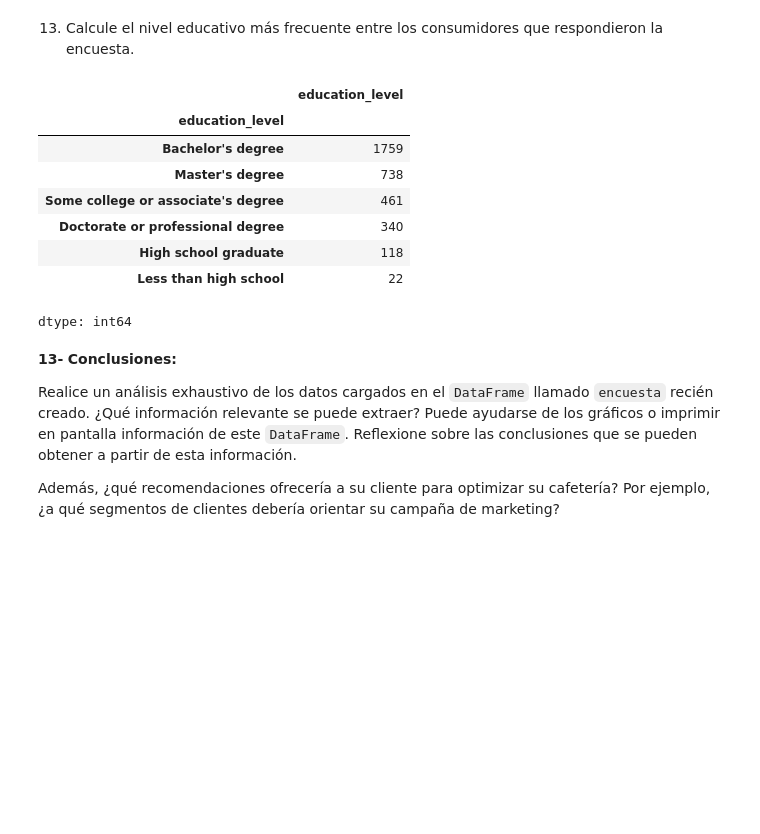
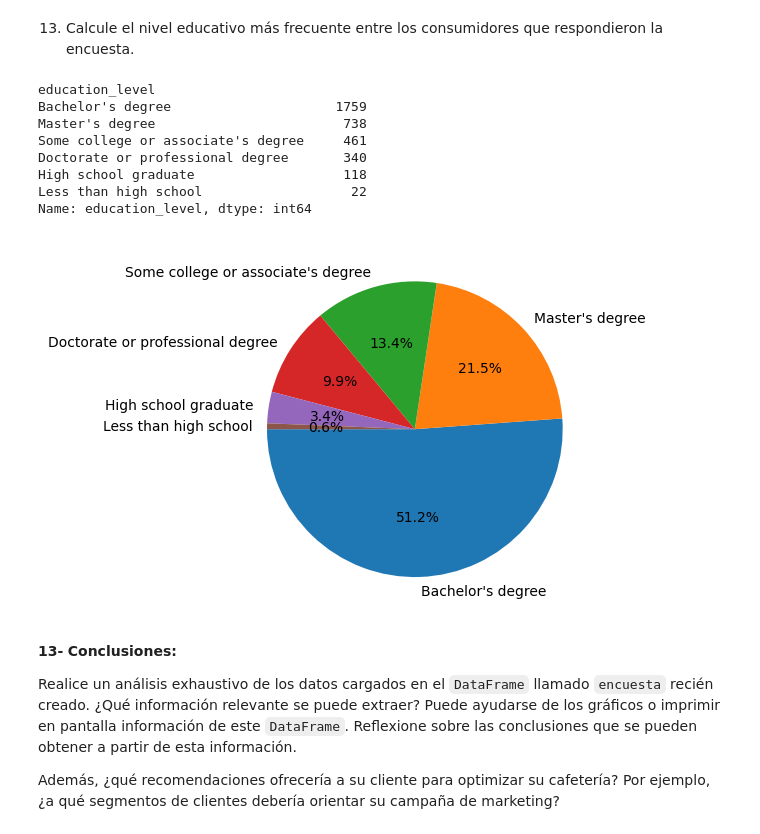
Before and after one commit to juliparedes1/facultad_coffe_survey, a Jupyter notebook: Analisis_Mercado_Cafe.ipynb, the cells around one changed output. Saved outputs shown, nothing was run; the diff lists cells and outputs as text; code cells hidden in the pictures; blank space fills up the shorter version.

Commit message:
agregado de grafico relacionado al nivel de educacion

```diff
--- a/Analisis_Mercado_Cafe.ipynb
+++ b/Analisis_Mercado_Cafe.ipynb
@@ -252,17 +252,21 @@ for grupo_etario in datos_agrupados.index:
 13. Calcule el nivel educativo más frecuente entre los consumidores que respondieron la encuesta.
 # %%
 # Nivel educativo más frecuente
-df.groupby("education_level")["education_level"].count().sort_values(ascending=False)
+grafico_eductation_level = df.groupby("education_level")["education_level"].count().sort_values(ascending=False)
+
+
+grafico_eductation_level.plot.pie(startangle=180, ylabel="", autopct='%1.1f%%')
+print(grafico_eductation_level)
 # %% [output]
-|  | education_level |
-| education_level |  |
-| Bachelor's degree | 1759 |
-| Master's degree | 738 |
-| Some college or associate's degree | 461 |
-| Doctorate or professional degree | 340 |
-| High school graduate | 118 |
-| Less than high school | 22 |
-dtype: int64
+education_level
+Bachelor's degree                     1759
+Master's degree                        738
+Some college or associate's degree     461
+Doctorate or professional degree       340
+High school graduate                   118
+Less than high school                   22
+Name: education_level, dtype: int64
+[figure, added]
 # %% [markdown]
 **13-** **Conclusiones:**
 
```
